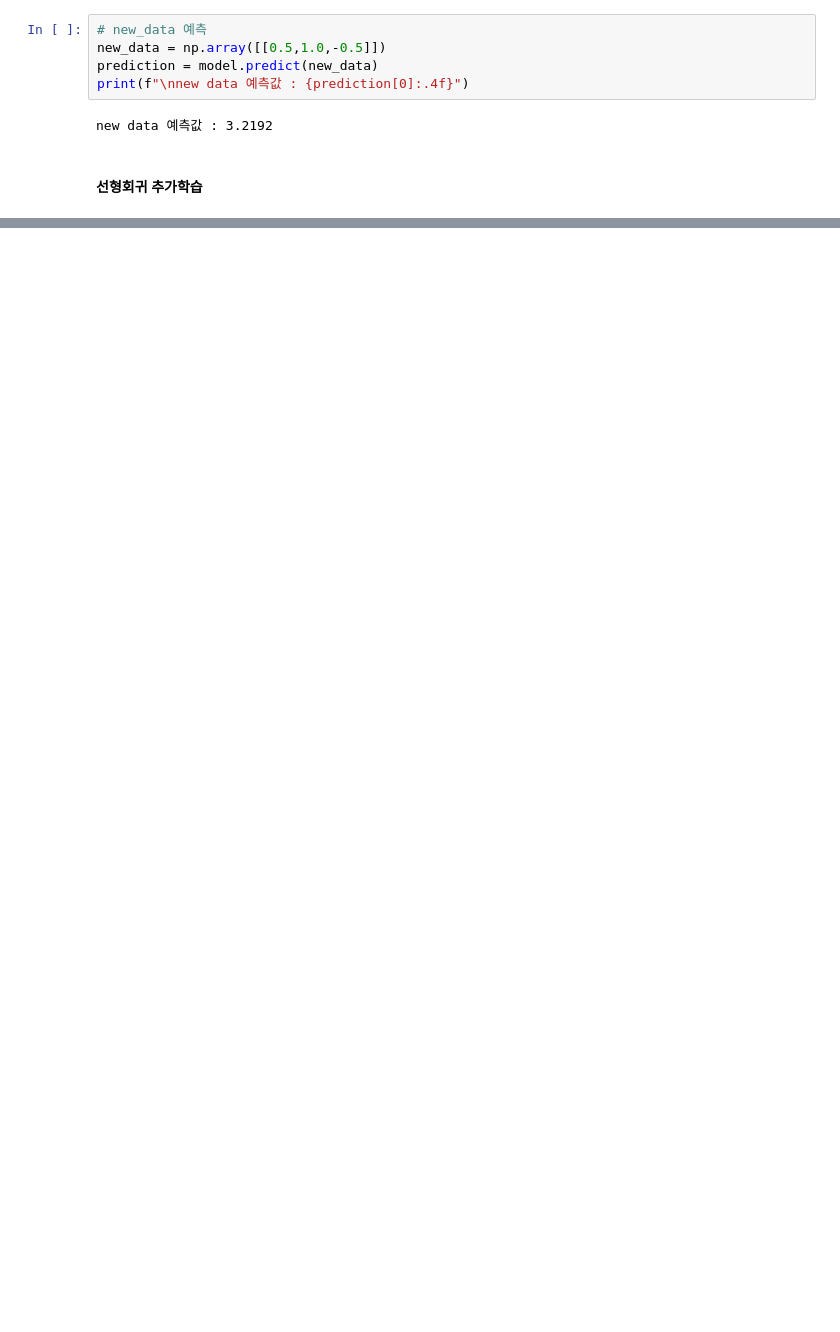
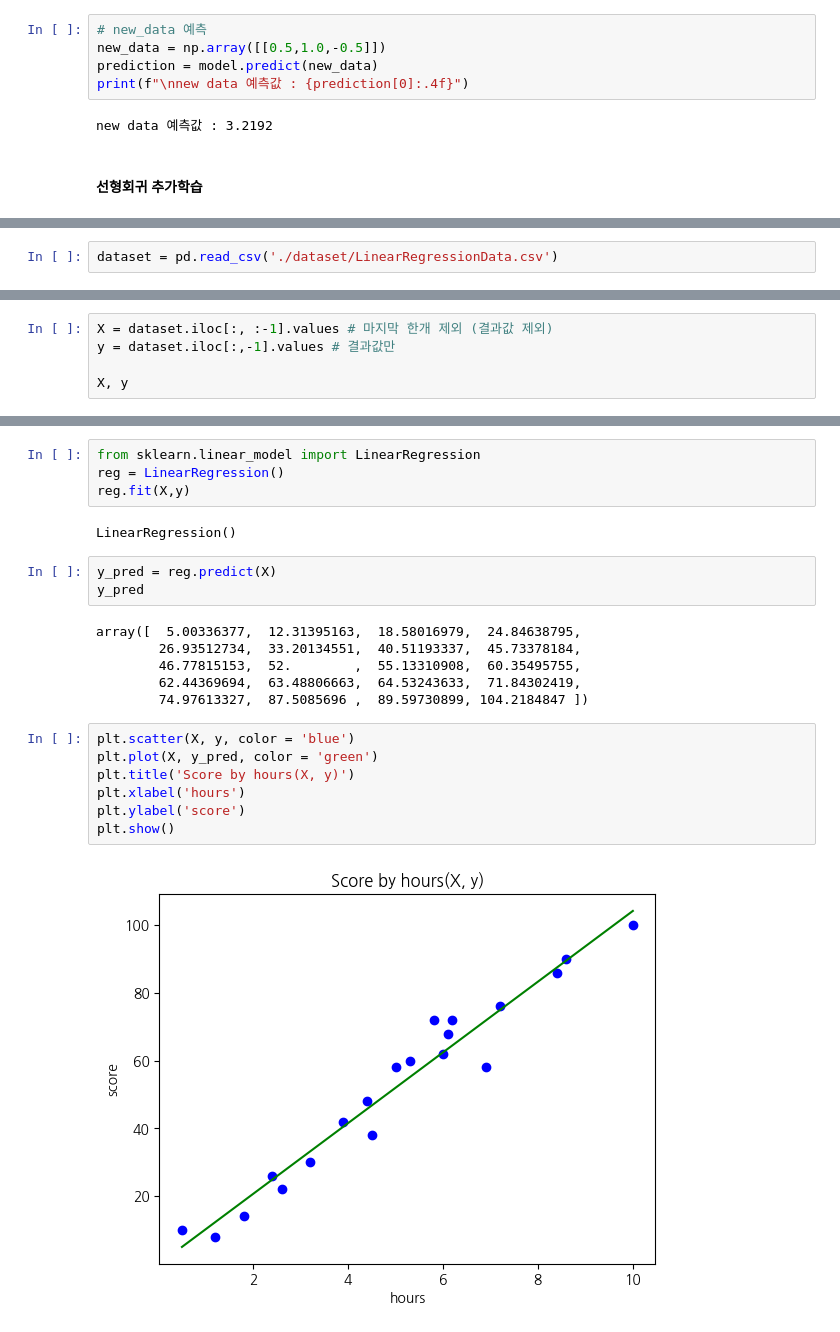
Before and after one commit to PlaidMoon99/AI_project, a Jupyter notebook: LinerRegression.ipynb, the cells around one changed output, grey strips where cells are left out. Drawn from its saved outputs; the diff is of its cells as text; blank space fills up the shorter version.

```diff
--- a/LinerRegression.ipynb
+++ b/LinerRegression.ipynb
@@ -321,0 +312,2 @@ new data 예측값 : 3.2192
+# %%
+dataset = pd.read_csv('./dataset/LinearRegressionData.csv')
@@ -321,0 +323,5 @@ new data 예측값 : 3.2192
+# %%
+X = dataset.iloc[:, :-1].values # 마지막 한개 제외 (결과값 제외)
+y = dataset.iloc[:,-1].values # 결과값만
+
+X, y
@@ -321,0 +346,24 @@ new data 예측값 : 3.2192
+# %%
+from sklearn.linear_model import LinearRegression
+reg = LinearRegression()
+reg.fit(X,y)
+# %% [output]
+LinearRegression()
+# %%
+y_pred = reg.predict(X)
+y_pred
+# %% [output]
+array([  5.00336377,  12.31395163,  18.58016979,  24.84638795,
+        26.93512734,  33.20134551,  40.51193337,  45.73378184,
+        46.77815153,  52.        ,  55.13310908,  60.35495755,
+        62.44369694,  63.48806663,  64.53243633,  71.84302419,
+        74.97613327,  87.5085696 ,  89.59730899, 104.2184847 ])
+# %%
+plt.scatter(X, y, color = 'blue')
+plt.plot(X, y_pred, color = 'green')
+plt.title('Score by hours(X, y)')
+plt.xlabel('hours')
+plt.ylabel('score')
+plt.show()
+# %% [output]
+[figure, added]
```
Also changed, not shown: parts of 65 cells of this notebook, 1 other file.
